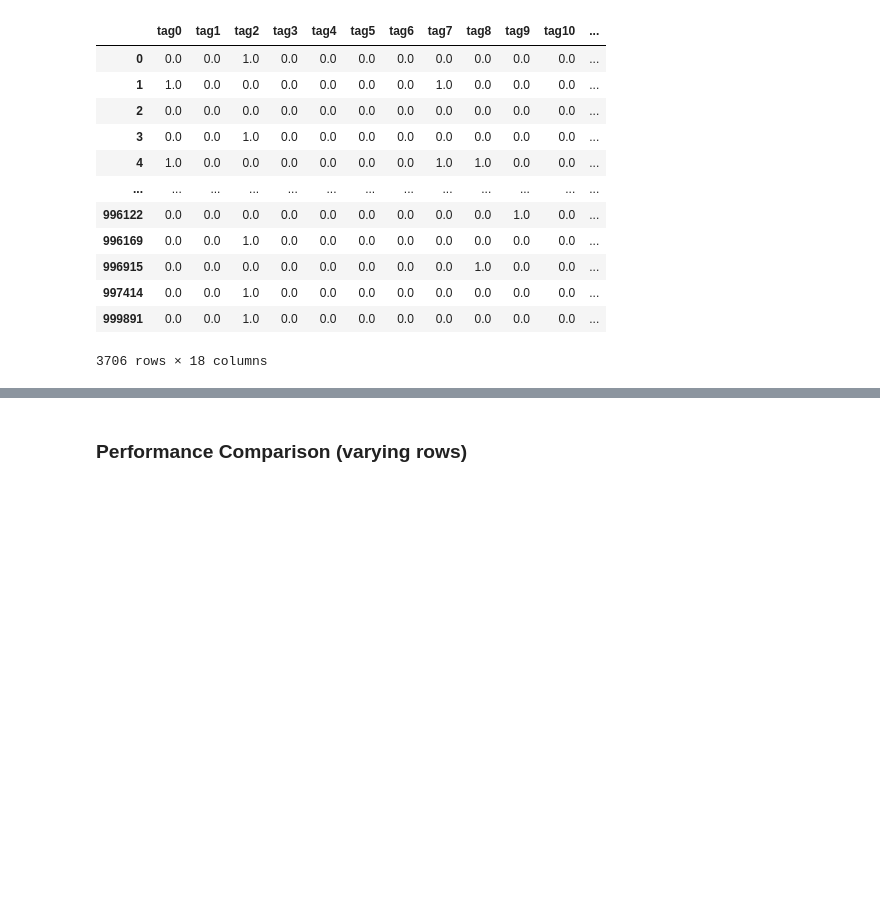
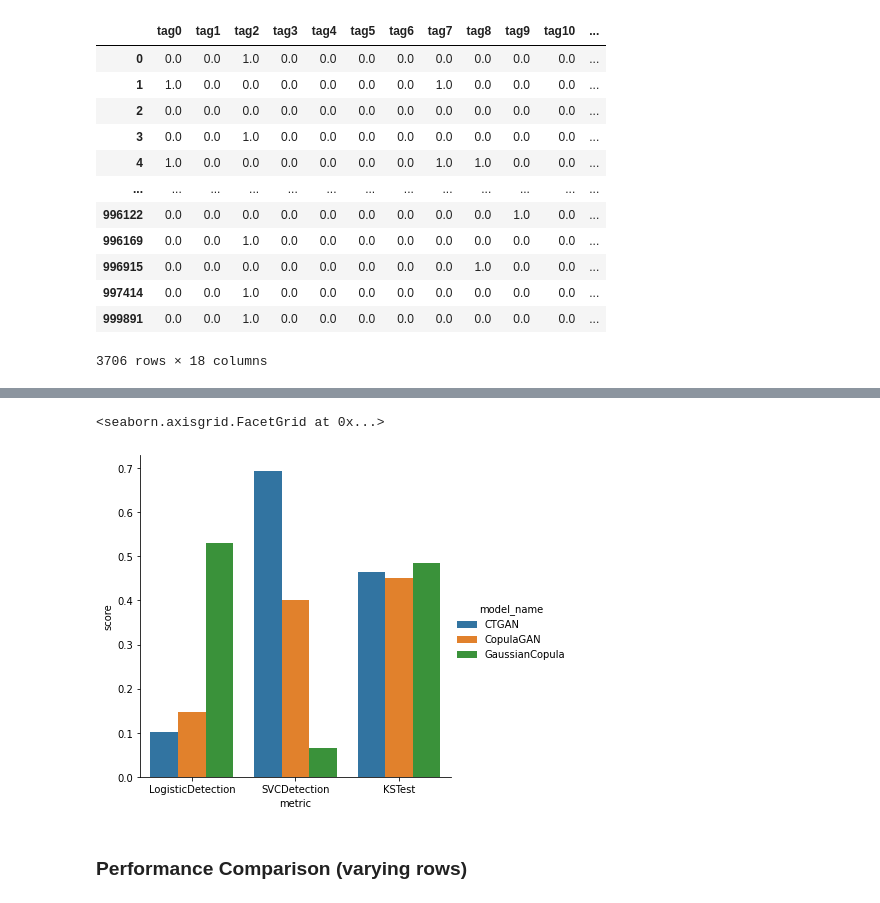
Before and after one commit to vldpro/SynEvaRec, a Jupyter notebook: notebooks/movielens/synthetic_generators_comparison.ipynb, the cells around one changed output, grey strips where cells are left out. Cells and saved outputs as stored; diff of their text form; code cells hidden in the pictures; blank space fills up the shorter version.

```diff
--- a/notebooks/movielens/synthetic_generators_comparison.ipynb
+++ b/notebooks/movielens/synthetic_generators_comparison.ipynb
@@ -69,16 +69,16 @@ def fit_evaluate(df, models, sample_size):
     for model_name, model in models.items():
         model.fit(df)
         eval_result = evaluate(df, model.sample(sample_size), aggregate=False)
-        eval_result["model_name"] = name
+        eval_result["model_name"] = model_name
         result = pd.concat([result, eval_result])
     return result
 # %%
 npr.seed(SEED)
-fit_evaluate(
+eval_result = fit_evaluate(
     movie_df,
     models={
-        "CTGAN": CTGAN(epochs=5, verbose=True),
-        "CopulaGAN": CopulaGAN(epochs=5, verbose=True),
+        "CTGAN": CTGAN(epochs=10, verbose=True),
+        "CopulaGAN": CopulaGAN(epochs=10, verbose=True),
         "GaussianCopula": GaussianCopula(),
     },
     sample_size=1000
@@ -86,3 +161,14 @@ fit_evaluate(
+# %%
+eval_result = eval_result[
+    (eval_result.metric != "GMLogLikelihood") &
+    (eval_result.metric != "KSTestExtended") &
+    (eval_result.metric != "ContinuousKLDivergence")
+]
+# %%
+sns.catplot(data=eval_result, x="metric", y="score", hue="model_name", kind="bar")
+# %% [output]
+<seaborn.axisgrid.FacetGrid at 0x...>
+[figure, added]
 # %% [markdown]
 ### Performance Comparison (varying rows)
 # %%
```
Also changed, not shown: parts of 3 cells of this notebook.
